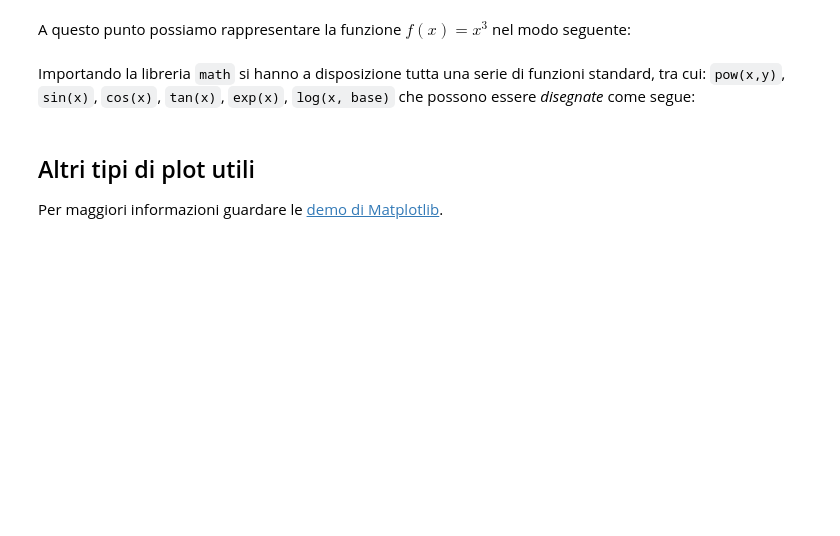
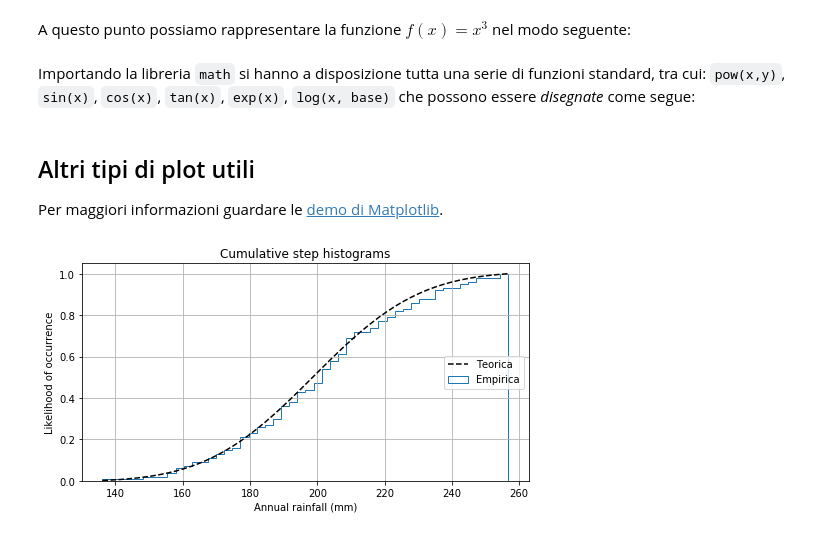
Before and after one commit to mathcoding/Programmazione2, a Jupyter notebook: Introduzione a Python - Parte seconda.ipynb, the cells around one changed output. Saved outputs shown, nothing was run; the diff lists cells and outputs as text; code cells hidden in the pictures; blank space fills up the shorter version.

```diff
--- a/Introduzione a Python - Parte seconda.ipynb
+++ b/Introduzione a Python - Parte seconda.ipynb
@@ -295,36 +295,37 @@ Per maggiori informazioni guardare le [demo di Matplotlib](http://matplotlib.org
 # %%
 # ESEMPIO PRESO DA: http://matplotlib.org/examples/statistics/histogram_demo_cumulative.html
 import numpy as np
 import matplotlib.pyplot as plt
 from matplotlib import mlab
 
 np.random.seed(0)
-andom.normal(mu, sigma, size=100)
+mu = 200
+sigma = 25
+n_bins = 50
+x = np.random.normal(mu, sigma, size=100)
 
 fig, ax = plt.subplots(figsize=(8, 4))
 
 # plot the cumulative histogram
 n, bins, patches = ax.hist(x, n_bins, normed=1, histtype='step',
                            cumulative=True, label='Empirica')
 
 # Add a line showing the expected distribution.
 y = mlab.normpdf(bins, mu, sigma).cumsum()
 y /= y[-1]
 
 ax.plot(bins, y, 'k--', linewidth=1.5, label='Teorica')
 
 # tidy up the figure
 ax.grid(True)
 ax.legend(loc='right')
 ax.set_title('Cumulative step histograms')
 ax.set_xlabel('Annual rainfall (mm)')
 ax.set_ylabel('Likelihood of occurrence')
 
 plt.show()
-mu = 200
-sigma = 25
-n_bins = 50
-x = np.r
+# %% [output]
+[figure, added]
 # %%
 # ESEMPIO PRESO DA: http://matplotlib.org/examples/statistics/histogram_demo_features.html
 import numpy as np
```
Also changed, not shown: parts of 1 cell of this notebook.
